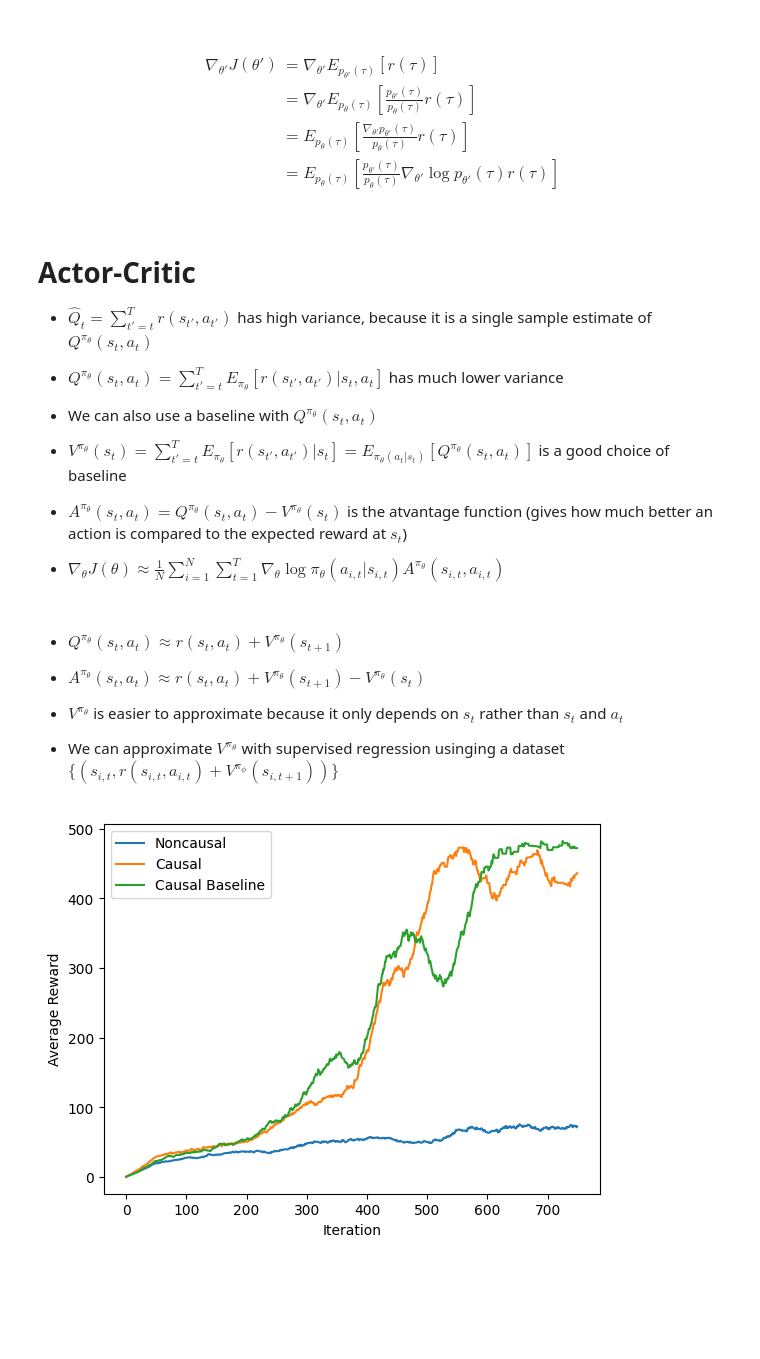
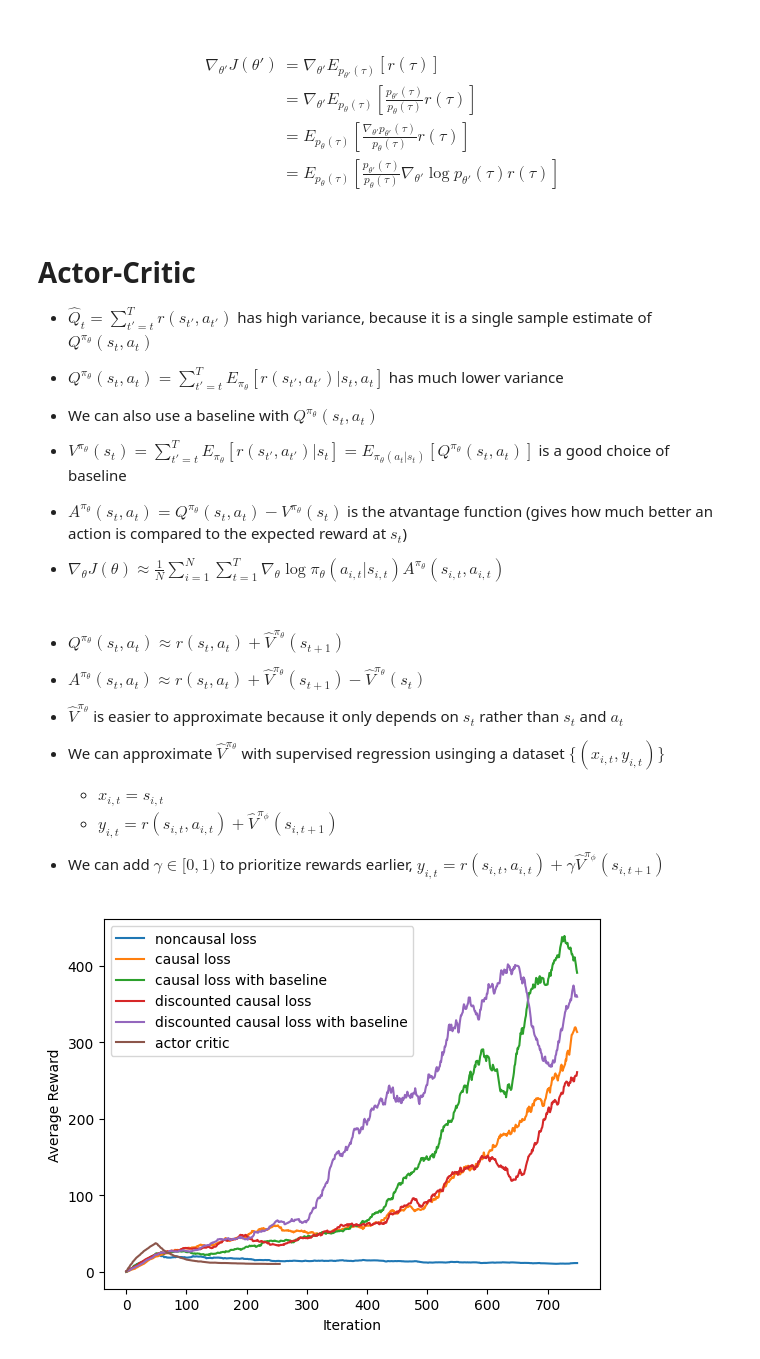
Before and after one commit to ethanewer/rl-notes, a Jupyter notebook: notebook.ipynb, the cells around one changed output. Cells and saved outputs as stored; diff of their text form; code cells hidden in the pictures; blank space fills up the shorter version.

Commit message:
attempt ad actor critic

```diff
--- a/notebook.ipynb
+++ b/notebook.ipynb
@@ -159,46 +159,76 @@ $$\begin{align*}
 
 <br>
 
-- $Q^{\pi_\theta}(s_t, a_t) \approx r(s_t, a_t) + V^{\pi_\theta}(s_{t+1})$
+- $Q^{\pi_\theta}(s_t, a_t) \approx r(s_t, a_t) + \hat V^{\pi_\theta}(s_{t+1})$
 
-- $A^{\pi_\theta}(s_t, a_t) \approx r(s_t, a_t) + V^{\pi_\theta}(s_{t+1}) - V^{\pi_\theta}(s_t)$
+- $A^{\pi_\theta}(s_t, a_t) \approx r(s_t, a_t) + \hat V^{\pi_\theta}(s_{t+1}) - \hat V^{\pi_\theta}(s_t)$
 
-- $V^{\pi_\theta}$ is easier to approximate because it only depends on $s_t$ rather than $s_t$ and $a_t$
+- $\hat V^{\pi_\theta}$ is easier to approximate because it only depends on $s_t$ rather than $s_t$ and $a_t$
 
-- We can approximate $V^{\pi_\theta}$ with supervised regression usinging a dataset $\{(s_{i, t}, r(s_{i, t}, a_{i, t}) + V^{\pi_\phi}(s_{i, t+1}))\}$
+- We can approximate $\hat V^{\pi_\theta}$ with supervised regression usinging a dataset $\{(x_{i, t}, y_{i, t})\}$
+    - $x_{i, t} = s_{i, t}$
+    - $y_{i, t} = r(s_{i, t}, a_{i, t}) + \hat V^{\pi_\phi}(s_{i, t+1})$
+
+- We can add $\gamma \in [0, 1)$ to prioritize rewards earlier,
+    $y_{i, t} = r(s_{i, t}, a_{i, t}) + \gamma \hat V^{\pi_\phi}(s_{i, t+1})$
 # %%
+import numpy as np
 import torch
 from torch import Tensor
 from torch.nn import functional as F
 from policy_grad import optimize_policy_gradient, plot_rewards
+from actor_critic import optimize_actor_critic
 
 device = "cpu"
 
 
-def noncausal_loss(logits: Tensor, a: Tensor, r: Tensor):
-    return F.cross_entropy(logits, a, reduction="sum") * r.sum()
+def noncausal_loss(logits: Tensor, a: Tensor, r: Tensor) -> Tensor:
+    return F.cross_entropy(logits, a, reduction="mean") * r.mean()
 
 
-def causal_loss(logits: Tensor, a: Tensor, r: Tensor):
+def causal_loss(logits: Tensor, a: Tensor, r: Tensor) -> Tensor:
     q = torch.cumsum(r.flip(0), dim=0).flip(0)
-    return torch.sum(F.cross_entropy(logits, a, reduction="none") * q)
+    return torch.mean(F.cross_entropy(logits, a, reduction="none") * q)
 
 
-def causal_loss_with_baseline(logits: Tensor, a: Tensor, r: Tensor):
+def causal_loss_with_baseline(logits: Tensor, a: Tensor, r: Tensor) -> Tensor:
     q = torch.cumsum(r.flip(0), dim=0).flip(0)
-    return torch.sum(F.cross_entropy(logits, a, reduction="none") * (q - q.mean()))
+    return torch.mean(F.cross_entropy(logits, a, reduction="none") * (q - q.mean()))
 
 
-noncausal_rewards = optimize_policy_gradient(noncausal_loss, device, n_iters=750)
-causal_rewards = optimize_policy_gradient(causal_loss, device, n_iters=750)
-causal_baseline_rewards = optimize_policy_gradient(causal_loss, device, n_iters=750)
+def discounted_causal_loss(logits: Tensor, a: Tensor, r: Tensor) -> Tensor:
+    q = torch.cumsum(r.flip(0), dim=0).flip(0)
+    q *= 0.99 ** torch.arange(len(q), dtype=torch.float32)
+    return torch.mean(F.cross_entropy(logits, a, reduction="none") * q)
 
-plot_rewards(
-    {
-        "Noncausal": noncausal_rewards,
-        "Causal": causal_rewards,
-        "Causal Baseline": causal_baseline_rewards,
-    }
+
+def discounted_causal_loss_with_baseline(
+    logits: Tensor, a: Tensor, r: Tensor
+) -> Tensor:
+    q = torch.cumsum(r.flip(0), dim=0).flip(0)
+    q -= q.mean()
+    q *= 0.99 ** torch.arange(len(q), dtype=torch.float32)
+    return torch.mean(F.cross_entropy(logits, a, reduction="none") * q)
+
+
+rewards = {}
+
+for loss in [
+    noncausal_loss,
+    causal_loss,
+    causal_loss_with_baseline,
+    discounted_causal_loss,
+    discounted_causal_loss_with_baseline,
+]:
+    rewards[loss.__name__.replace("_", " ")] = np.mean(
+        [optimize_policy_gradient(loss, n_iters=750) for _ in range(1)],
+        axis=0,
+    )
+
+rewards["actor critic"] = np.mean(
+    [optimize_actor_critic(gamma=0.9) for _ in range(1)], axis=0
 )
+
+plot_rewards(rewards)
 # %% [output]
-[figure, old version]
+[figure, new version]
```
Also changed, not shown: 2 other files.
